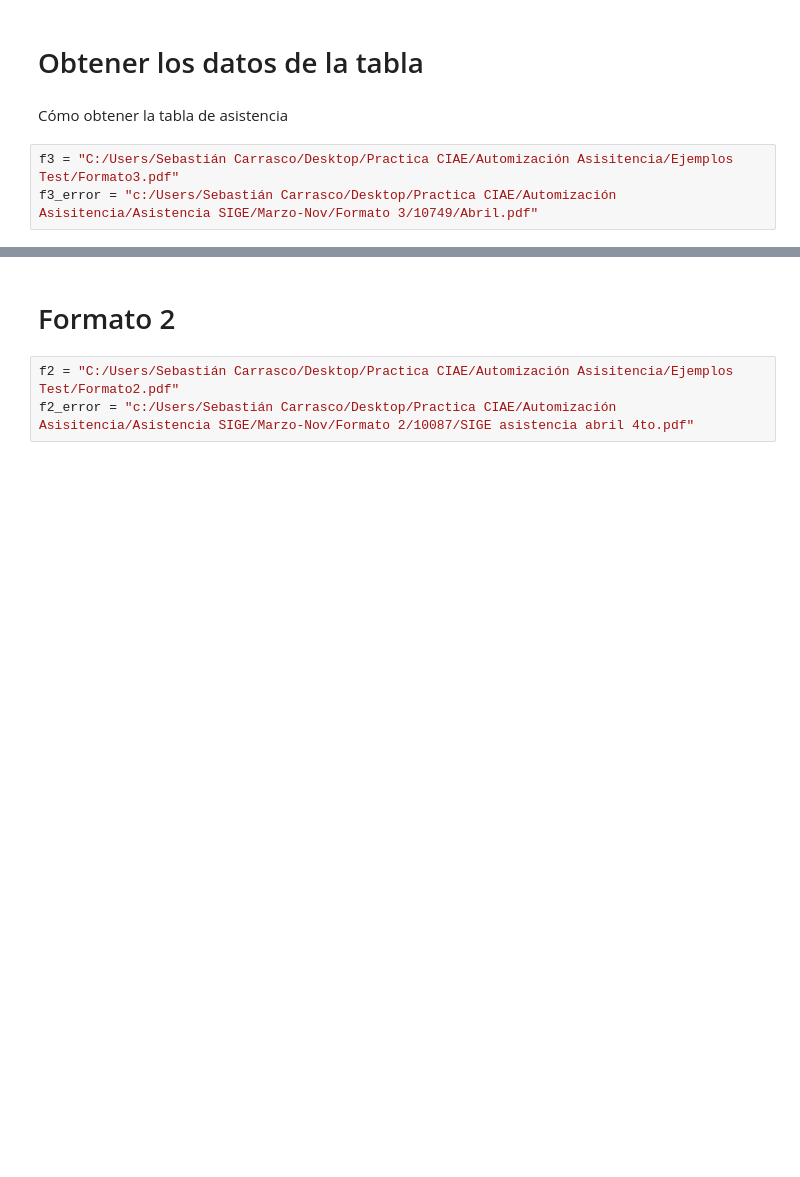
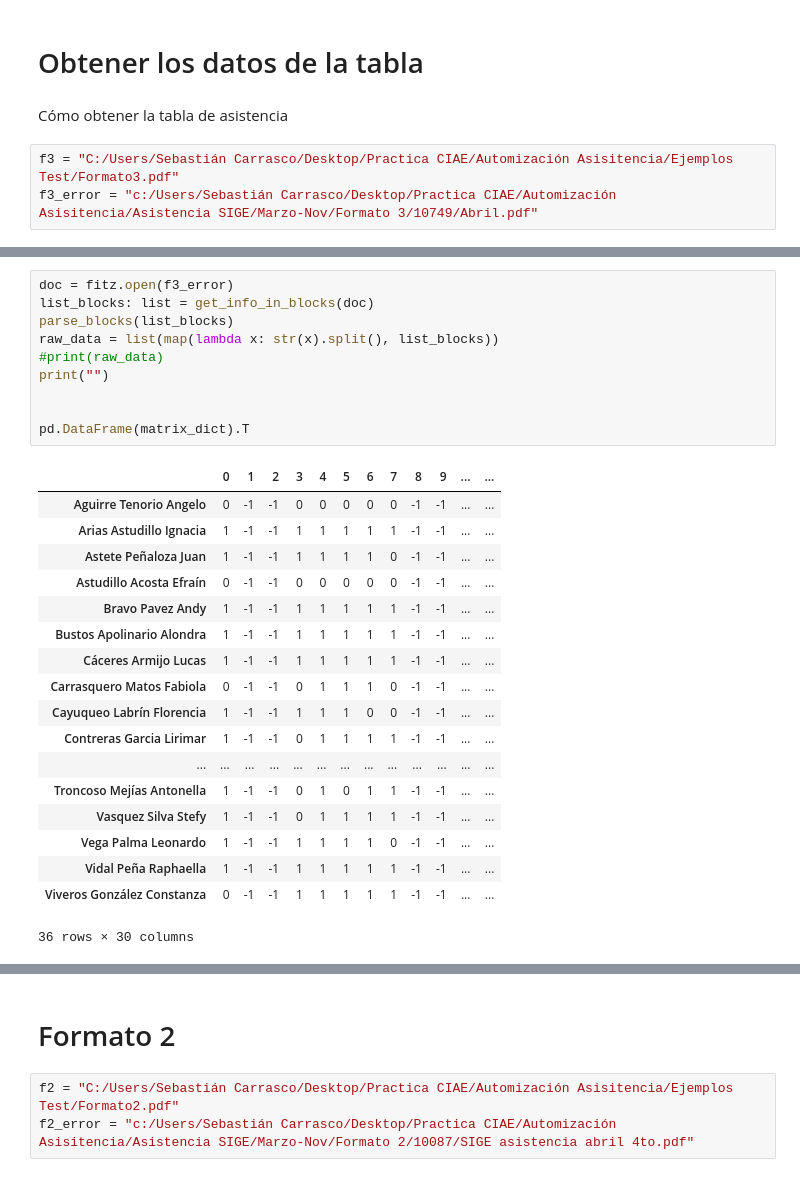
Before and after one commit to MrChurrasco/Practice_PDF_Parse, a Jupyter notebook: Demo.ipynb, the cells around one changed output, grey strips where cells are left out. Saved outputs shown, nothing was run; the diff lists cells and outputs as text; blank space fills up the shorter version.

```diff
--- a/Demo.ipynb
+++ b/Demo.ipynb
@@ -54,3 +107,32 @@ print(meta_data)
+# %%
+doc = fitz.open(f3_error)
+list_blocks: list = get_info_in_blocks(doc)
+parse_blocks(list_blocks)
+raw_data = list(map(lambda x: str(x).split(), list_blocks))
+#print(raw_data)
+print("")
+
+
+pd.DataFrame(matrix_dict).T
+# %% [output]
+|  | 0 | 1 | 2 | 3 | 4 | 5 | 6 | 7 | 8 | 9 | ... | ... |
+| Aguirre Tenorio Angelo | 0 | -1 | -1 | 0 | 0 | 0 | 0 | 0 | -1 | -1 | ... | ... |
+| Arias Astudillo Ignacia | 1 | -1 | -1 | 1 | 1 | 1 | 1 | 1 | -1 | -1 | ... | ... |
+| Astete Peñaloza Juan | 1 | -1 | -1 | 1 | 1 | 1 | 1 | 0 | -1 | -1 | ... | ... |
+| Astudillo Acosta Efraín | 0 | -1 | -1 | 0 | 0 | 0 | 0 | 0 | -1 | -1 | ... | ... |
+| Bravo Pavez Andy | 1 | -1 | -1 | 1 | 1 | 1 | 1 | 1 | -1 | -1 | ... | ... |
+| Bustos Apolinario Alondra | 1 | -1 | -1 | 1 | 1 | 1 | 1 | 1 | -1 | -1 | ... | ... |
+| Cáceres Armijo Lucas | 1 | -1 | -1 | 1 | 1 | 1 | 1 | 1 | -1 | -1 | ... | ... |
+| Carrasquero Matos Fabiola | 0 | -1 | -1 | 0 | 1 | 1 | 1 | 0 | -1 | -1 | ... | ... |
+| Cayuqueo Labrín Florencia | 1 | -1 | -1 | 1 | 1 | 1 | 0 | 0 | -1 | -1 | ... | ... |
+| Contreras Garcia Lirimar | 1 | -1 | -1 | 0 | 1 | 1 | 1 | 1 | -1 | -1 | ... | ... |
+| ... | ... | ... | ... | ... | ... | ... | ... | ... | ... | ... | ... | ... |
+| Troncoso Mejías Antonella | 1 | -1 | -1 | 0 | 1 | 0 | 1 | 1 | -1 | -1 | ... | ... |
+| Vasquez Silva Stefy | 1 | -1 | -1 | 0 | 1 | 1 | 1 | 1 | -1 | -1 | ... | ... |
+| Vega Palma Leonardo | 1 | -1 | -1 | 1 | 1 | 1 | 1 | 0 | -1 | -1 | ... | ... |
+| Vidal Peña Raphaella | 1 | -1 | -1 | 1 | 1 | 1 | 1 | 1 | -1 | -1 | ... | ... |
+| Viveros González Constanza | 0 | -1 | -1 | 1 | 1 | 1 | 1 | 1 | -1 | -1 | ... | ... |
+36 rows × 30 columns
 # %%
 # Si la lista esta bien creada
 dict_tabla: dict[str, np.ndarray] = dict()
```
Also changed, not shown: parts of 17 cells of this notebook, 3 other files.
